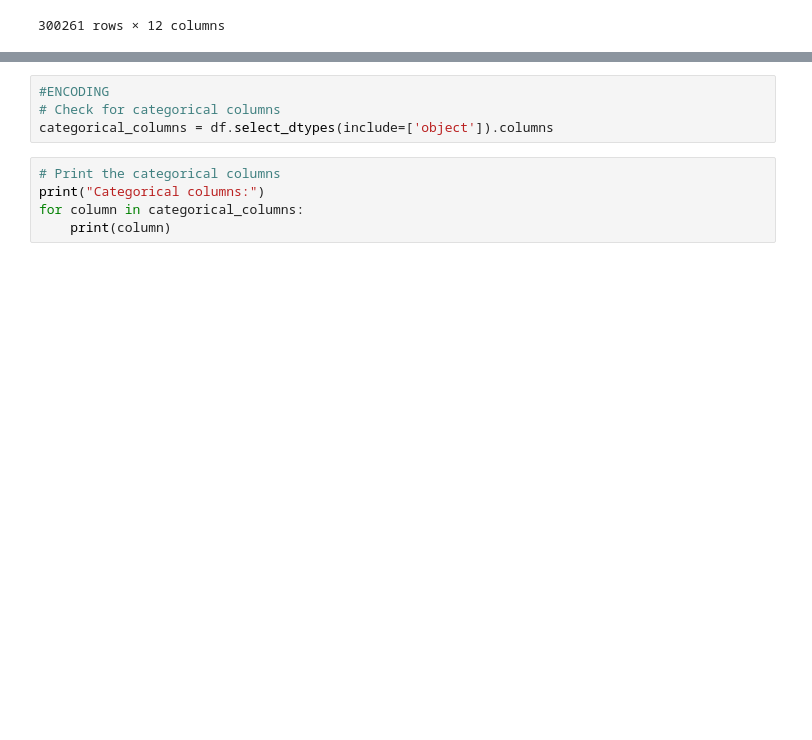
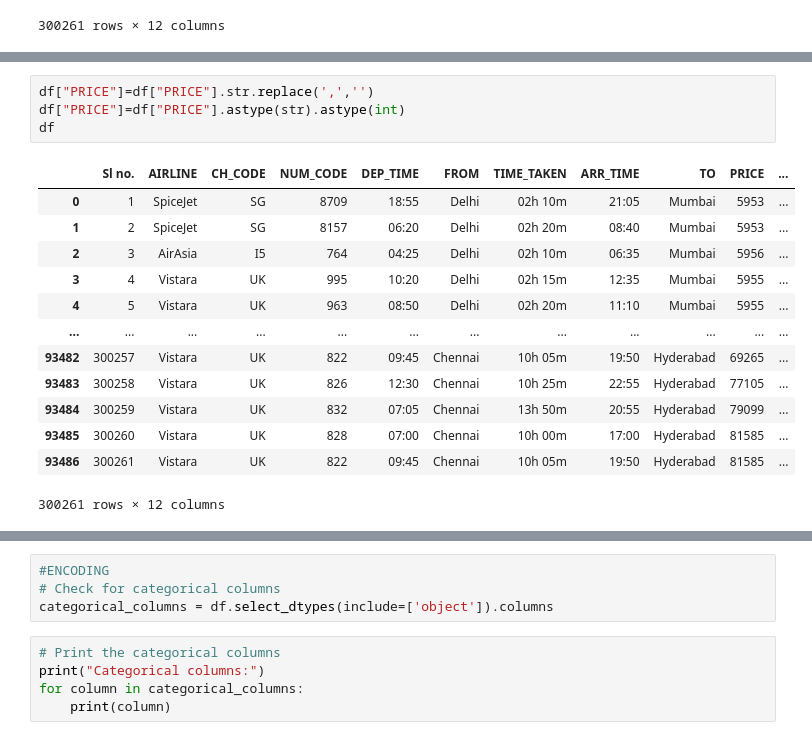
Before and after one commit to Pranshu5927/Flight-Price-Prediction, a Jupyter notebook: FlightPricePrediction (1).ipynb, the cells around one changed output, grey strips where cells are left out. Cells and saved outputs as stored; diff of their text form; blank space fills up the shorter version.

```diff
--- a/FlightPricePrediction (1).ipynb
+++ b/FlightPricePrediction (1).ipynb
@@ -189,0 +212,18 @@ df
+# %%
+df["PRICE"]=df["PRICE"].str.replace(',','')
+df["PRICE"]=df["PRICE"].astype(str).astype(int)
+df
+# %% [output]
+|  | Sl no. | AIRLINE | CH_CODE | NUM_CODE | DEP_TIME | FROM | TIME_TAKEN | ARR_TIME | TO | PRICE | ... |
+| 0 | 1 | SpiceJet | SG | 8709 | 18:55 | Delhi | 02h 10m | 21:05 | Mumbai | 5953 | ... |
+| 1 | 2 | SpiceJet | SG | 8157 | 06:20 | Delhi | 02h 20m | 08:40 | Mumbai | 5953 | ... |
+| 2 | 3 | AirAsia | I5 | 764 | 04:25 | Delhi | 02h 10m | 06:35 | Mumbai | 5956 | ... |
+| 3 | 4 | Vistara | UK | 995 | 10:20 | Delhi | 02h 15m | 12:35 | Mumbai | 5955 | ... |
+| 4 | 5 | Vistara | UK | 963 | 08:50 | Delhi | 02h 20m | 11:10 | Mumbai | 5955 | ... |
+| ... | ... | ... | ... | ... | ... | ... | ... | ... | ... | ... | ... |
+| 93482 | 300257 | Vistara | UK | 822 | 09:45 | Chennai | 10h 05m | 19:50 | Hyderabad | 69265 | ... |
+| 93483 | 300258 | Vistara | UK | 826 | 12:30 | Chennai | 10h 25m | 22:55 | Hyderabad | 77105 | ... |
+| 93484 | 300259 | Vistara | UK | 832 | 07:05 | Chennai | 13h 50m | 20:55 | Hyderabad | 79099 | ... |
+| 93485 | 300260 | Vistara | UK | 828 | 07:00 | Chennai | 10h 00m | 17:00 | Hyderabad | 81585 | ... |
+| 93486 | 300261 | Vistara | UK | 822 | 09:45 | Chennai | 10h 05m | 19:50 | Hyderabad | 81585 | ... |
+300261 rows × 12 columns
```
Also changed, not shown: parts of 7 cells of this notebook, 1 other file.
